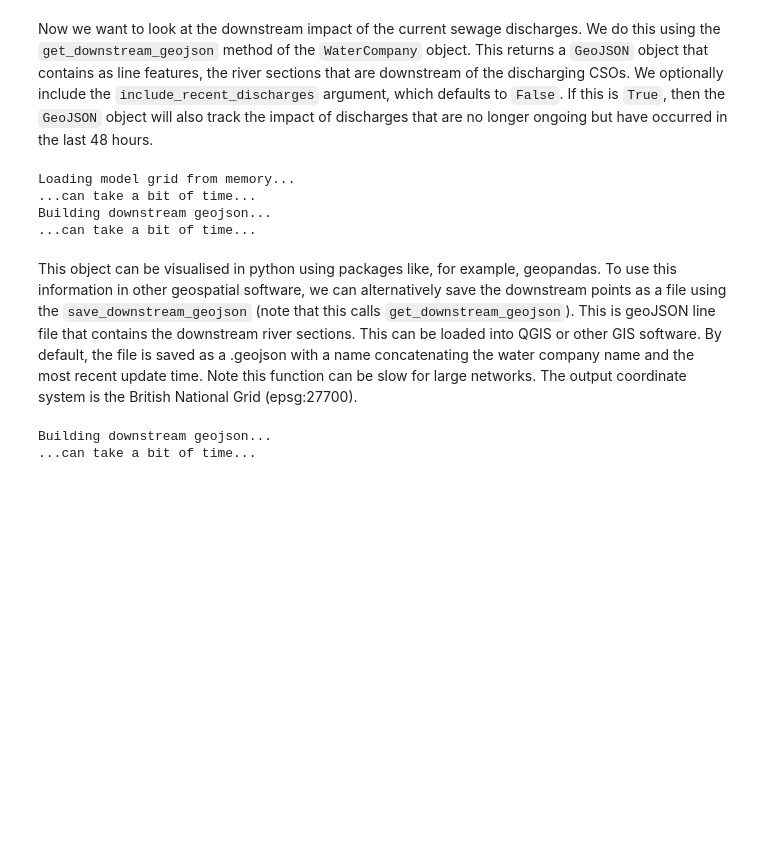
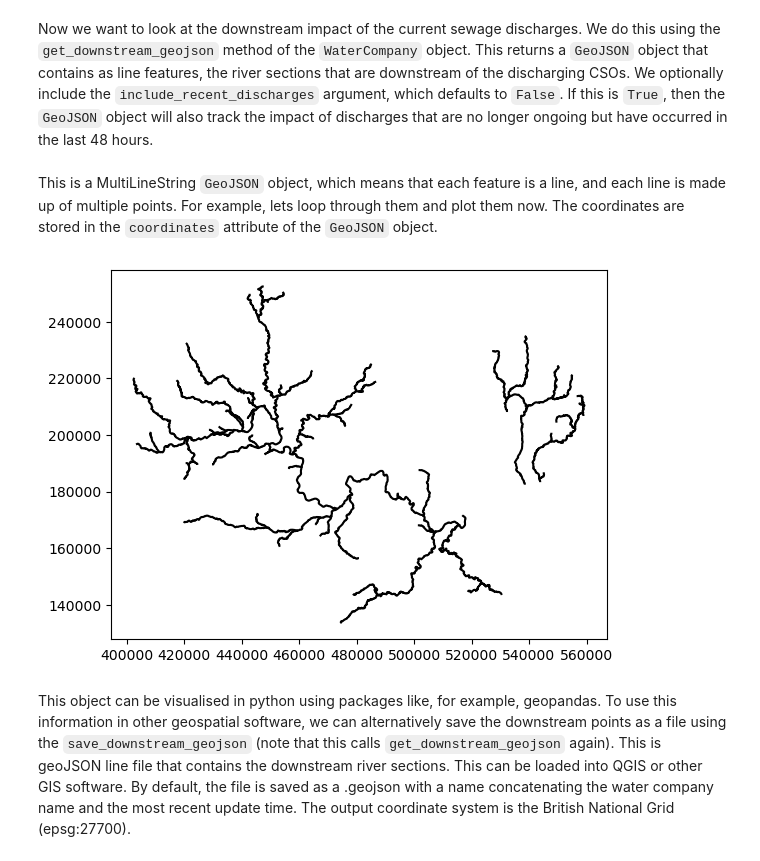
Before and after one commit to AlexLipp/POOPy, a Jupyter notebook: examples/current_status.ipynb, the cells around one changed output. Saved outputs shown, nothing was run; the diff lists cells and outputs as text; code cells hidden in the pictures; blank space fills up the shorter version.

```diff
--- a/examples/current_status.ipynb
+++ b/examples/current_status.ipynb
@@ -171,22 +171,23 @@ Printing summary of all discharging CSOs...
 # %% [markdown]
 Now we want to look at the downstream impact of the current sewage discharges. We do this using the `get_downstream_geojson` method of the `WaterCompany` object. This returns a `GeoJSON` object that contains as line features, the river sections that are downstream of the discharging CSOs. We optionally include the `include_recent_discharges` argument, which defaults to `False`. If this is `True`, then the `GeoJSON` object will also track the impact of discharges that are no longer ongoing but have occurred in the last 48 hours.
 # %%
-geosjon = tw.get_downstream_geojson(include_recent_discharges = True)
+geojson = tw.get_downstream_geojson(include_recent_discharges = True)
-# %% [output]
-Loading model grid from memory...
-...can take a bit of time...
-Building downstream geojson...
-...can take a bit of time...
+# %% [markdown]
+This is a MultiLineString `GeoJSON` object, which means that each feature is a line, and each line is made up of multiple points. For example, lets loop through them and plot them now. The coordinates are stored in the `coordinates` attribute of the `GeoJSON` object.
+# %%
+import matplotlib.pyplot as plt
+for line in geojson.coordinates:
+    x = [c[0] for c in line]
+    y = [c[1] for c in line]
+    plt.plot(x, y, color="k")
+# %% [output]
+[figure, added]
 # %% [markdown]
 This object can be visualised in python using packages like, for example, geopandas. To use this information in other geospatial software, we can alternatively save
-the downstream points as a file using the `save_downstream_geojson` (note that this calls `get_downstream_geojson`).
+the downstream points as a file using the `save_downstream_geojson` (note that this calls `get_downstream_geojson` again).
 This is geoJSON line file that contains the downstream river sections.
 This can be loaded into QGIS or other GIS software. By default, the file
 is saved as a .geojson with a name concatenating the water company name
-and the most recent update time. Note this function can be slow for large
-networks. The output coordinate system is the British National Grid (epsg:27700).
+and the most recent update time. The output coordinate system is the British National Grid (epsg:27700).
 # %%
-tw.save_downstream_geojson()
+tw.save_downstream_geojson(include_recent_discharges=True)
-# %% [output]
-Building downstream geojson...
-...can take a bit of time...
```
Also changed, not shown: parts of 6 cells of this notebook, 6 other files.
